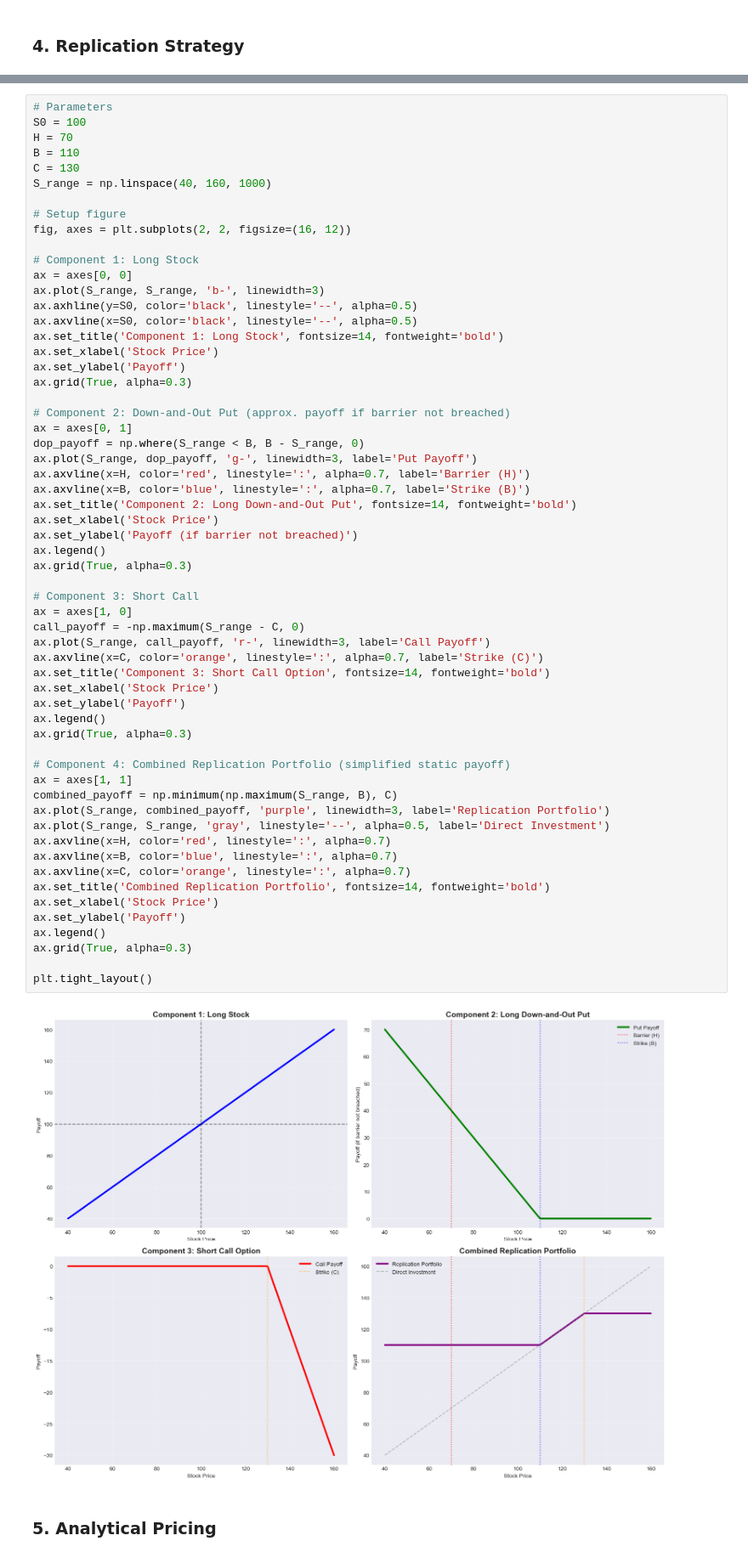
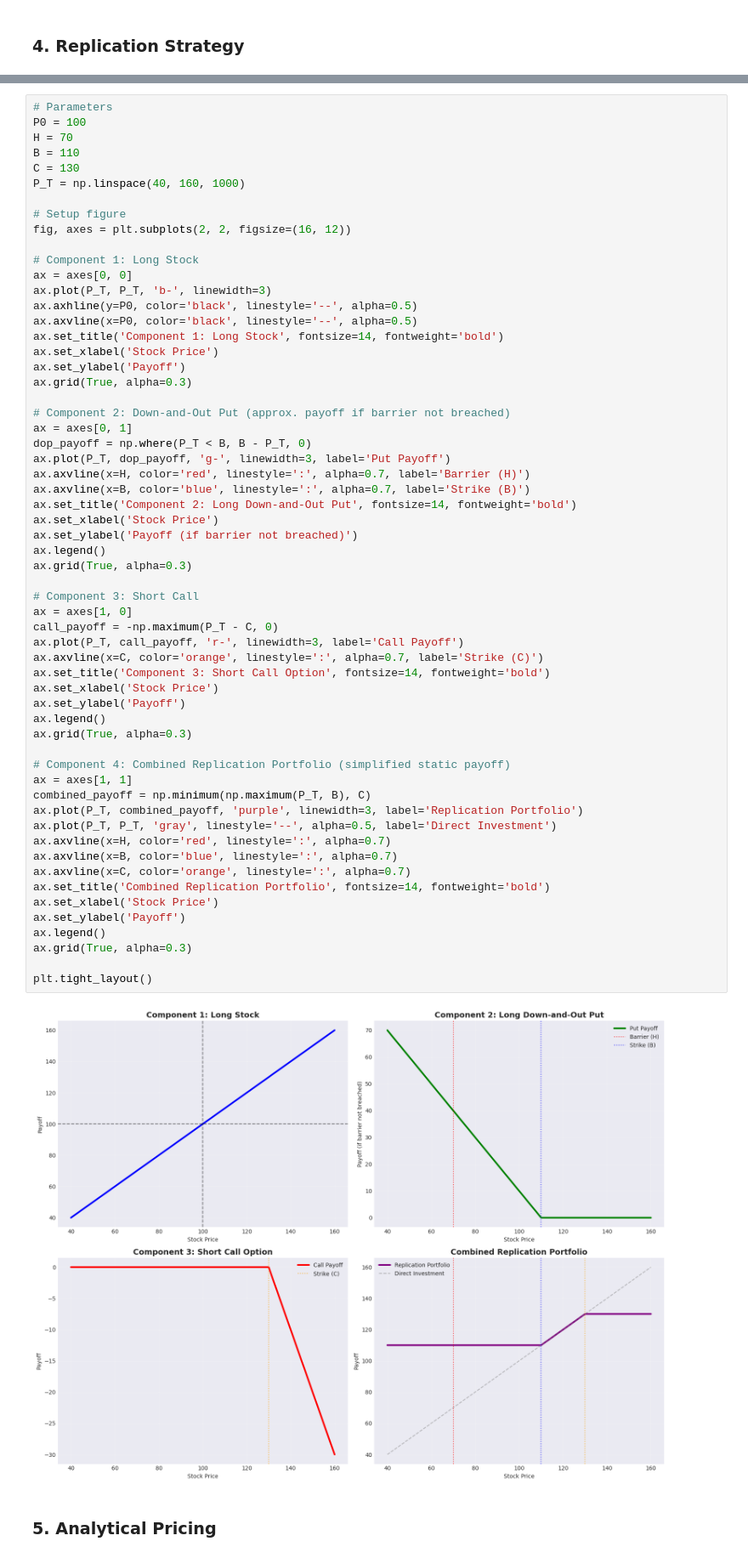
Before and after one commit to ThoranTschoepe/fima2_project, a Jupyter notebook: project.ipynb, the cells around one changed output, grey strips where cells are left out. Shown at 85% size. Saved outputs shown, nothing was run; the diff lists cells and outputs as text.

```diff
--- a/project.ipynb
+++ b/project.ipynb
@@ -391,20 +386,20 @@ Where:
 - This replication strategy mirrors the **path-dependent** nature of the Bonus Certificate while allowing it to be **priced using standard financial instruments**.
 # %%
 # Parameters
-S0 = 100
+P0 = 100
 H = 70
 B = 110
 C = 130
-S_range = np.linspace(40, 160, 1000)
+P_T = np.linspace(40, 160, 1000)
 
 # Setup figure
 fig, axes = plt.subplots(2, 2, figsize=(16, 12))
 
 # Component 1: Long Stock
 ax = axes[0, 0]
-ax.plot(S_range, S_range, 'b-', linewidth=3)
-ax.axhline(y=S0, color='black', linestyle='--', alpha=0.5)
-ax.axvline(x=S0, color='black', linestyle='--', alpha=0.5)
+ax.plot(P_T, P_T, 'b-', linewidth=3)
+ax.axhline(y=P0, color='black', linestyle='--', alpha=0.5)
+ax.axvline(x=P0, color='black', linestyle='--', alpha=0.5)
 ax.set_title('Component 1: Long Stock', fontsize=14, fontweight='bold')
 ax.set_xlabel('Stock Price')
 ax.set_ylabel('Payoff')
@@ -412,44 +407,44 @@ ax.grid(True, alpha=0.3)
 
 # Component 2: Down-and-Out Put (approx. payoff if barrier not breached)
 ax = axes[0, 1]
-dop_payoff = np.where(S_range < B, B - S_range, 0)
-ax.plot(S_range, dop_payoff, 'g-', linewidth=3, label='Put Payoff')
+dop_payoff = np.where(P_T < B, B - P_T, 0)
+ax.plot(P_T, dop_payoff, 'g-', linewidth=3, label='Put Payoff')
 ax.axvline(x=H, color='red', linestyle=':', alpha=0.7, label='Barrier (H)')
 ax.axvline(x=B, color='blue', linestyle=':', alpha=0.7, label='Strike (B)')
 ax.set_title('Component 2: Long Down-and-Out Put', fontsize=14, fontweight='bold')
 ax.set_xlabel('Stock Price')
 ax.set_ylabel('Payoff (if barrier not breached)')
 ax.legend()
 ax.grid(True, alpha=0.3)
 
 # Component 3: Short Call
 ax = axes[1, 0]
-call_payoff = -np.maximum(S_range - C, 0)
-ax.plot(S_range, call_payoff, 'r-', linewidth=3, label='Call Payoff')
+call_payoff = -np.maximum(P_T - C, 0)
+ax.plot(P_T, call_payoff, 'r-', linewidth=3, label='Call Payoff')
 ax.axvline(x=C, color='orange', linestyle=':', alpha=0.7, label='Strike (C)')
 ax.set_title('Component 3: Short Call Option', fontsize=14, fontweight='bold')
 ax.set_xlabel('Stock Price')
 ax.set_ylabel('Payoff')
 ax.legend()
 ax.grid(True, alpha=0.3)
 
 # Component 4: Combined Replication Portfolio (simplified static payoff)
 ax = axes[1, 1]
-combined_payoff = np.minimum(np.maximum(S_range, B), C)
-ax.plot(S_range, combined_payoff, 'purple', linewidth=3, label='Replication Portfolio')
-ax.plot(S_range, S_range, 'gray', linestyle='--', alpha=0.5, label='Direct Investment')
+combined_payoff = np.minimum(np.maximum(P_T, B), C)
+ax.plot(P_T, combined_payoff, 'purple', linewidth=3, label='Replication Portfolio')
+ax.plot(P_T, P_T, 'gray', linestyle='--', alpha=0.5, label='Direct Investment')
 ax.axvline(x=H, color='red', linestyle=':', alpha=0.7)
 ax.axvline(x=B, color='blue', linestyle=':', alpha=0.7)
 ax.axvline(x=C, color='orange', linestyle=':', alpha=0.7)
 ax.set_title('Combined Replication Portfolio', fontsize=14, fontweight='bold')
 ax.set_xlabel('Stock Price')
 ax.set_ylabel('Payoff')
 ax.legend()
 ax.grid(True, alpha=0.3)
 
 plt.tight_layout()
 # %% [output]
-[figure, old version]
+[figure, new version]
 # %% [markdown]
 ### 5. Analytical Pricing
 # %%
```
Also changed, not shown: parts of 12 cells of this notebook.
